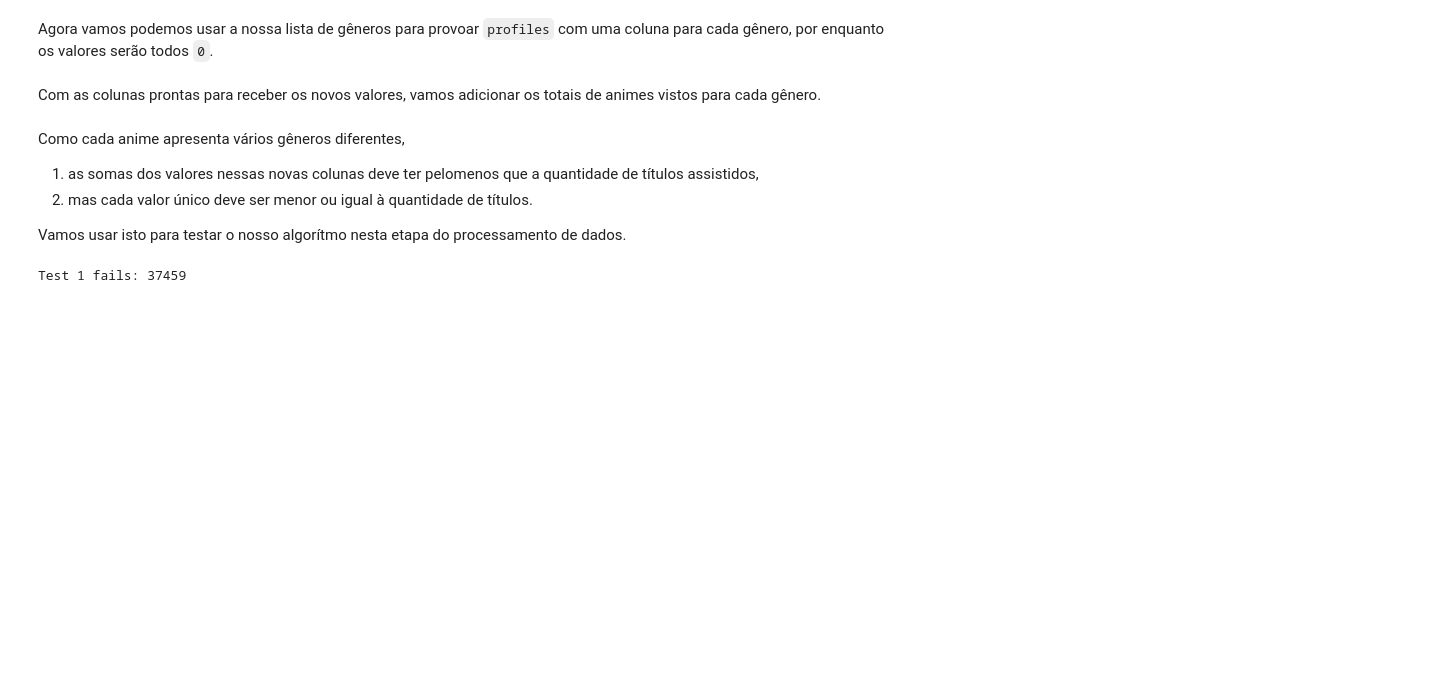
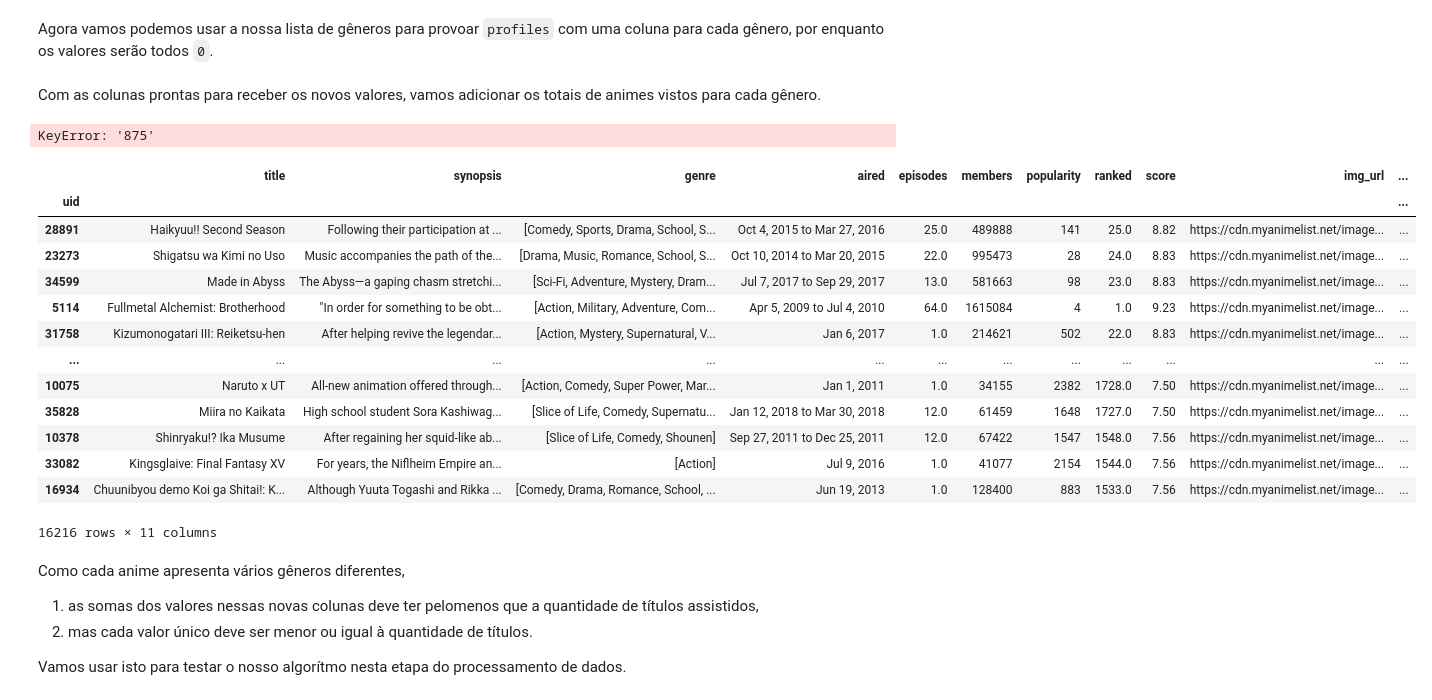
Before and after one commit to VFLins/data_glow_up_anime, a Jupyter notebook: explorer.ipynb, the cells around one changed output. Saved outputs shown, nothing was run; the diff lists cells and outputs as text; code cells hidden in the pictures; blank space fills up the shorter version.

```diff
--- a/explorer.ipynb
+++ b/explorer.ipynb
@@ -155,14 +155,16 @@ Os animes favoritos estão relacionados como "['anime1', 'anime2', ...]", vamos
 
 Por incrível que possa parecer, esta transformação vai ser mais simples do que parece.
 # %%
-def parse_as_list(string):
-    if type(string) == str:
-        if string == "[]":
-            return None
-        line = re.sub(r"(\[|\]|')", "", string)
+def parse_as_list(inp: list | str) -> list:
+    if type(inp) == str:
+        if inp == "[]":
+            return []
+        line = re.sub(r"(\[|\]|')", "", inp)
         return line.split(", ")
+    elif type(inp) == list:
+        return inp
     else:
-        return string
+        raise TypeError("`inp` must be one of `list` or `str`")
 
 profiles["favorites_anime"] = profiles["favorites_anime"].apply(parse_as_list)
 animes["genre"] = animes["genre"].apply(parse_as_list)
@@ -191,7 +193,7 @@ Com as colunas prontas para receber os novos valores, vamos adicionar os totais
 # %%
 dict_of_genres = {str(id): genres for id, genres in zip(animes.index, animes["genre"])}
 
-for user in profiles.index[:4]:
+for user in profiles.index:
     anime_ids = profiles.loc[user, "favorites_anime"]
     genres = [dict_of_genres[str(id)] if id else None for id in anime_ids]
 
@@ -208,6 +210,25 @@ for user in profiles.index[:4]:
     # !!! Running this part multiple times will add the quantities multiple times
     for genre in genre_counts.keys():
         profiles.loc[user, genre] = (profiles.loc[user, genre] + genre_counts[genre])
+# %% [output]
+KeyError: '875'
+# %%
+animes
+# %% [output]
+|  | title | synopsis | genre | aired | episodes | members | popularity | ranked | score | img_url | ... |
+| uid |  |  |  |  |  |  |  |  |  |  | ... |
+| 28891 | Haikyuu!! Second Season | Following their participation at ... | [Comedy, Sports, Drama, School, S... | Oct 4, 2015 to Mar 27, 2016 | 25.0 | 489888 | 141 | 25.0 | 8.82 | https://cdn.myanimelist.net/image... | ... |
+| 23273 | Shigatsu wa Kimi no Uso | Music accompanies the path of the... | [Drama, Music, Romance, School, S... | Oct 10, 2014 to Mar 20, 2015 | 22.0 | 995473 | 28 | 24.0 | 8.83 | https://cdn.myanimelist.net/image... | ... |
+| 34599 | Made in Abyss | The Abyss—a gaping chasm stretchi... | [Sci-Fi, Adventure, Mystery, Dram... | Jul 7, 2017 to Sep 29, 2017 | 13.0 | 581663 | 98 | 23.0 | 8.83 | https://cdn.myanimelist.net/image... | ... |
+| 5114 | Fullmetal Alchemist: Brotherhood | "In order for something to be obt... | [Action, Military, Adventure, Com... | Apr 5, 2009 to Jul 4, 2010 | 64.0 | 1615084 | 4 | 1.0 | 9.23 | https://cdn.myanimelist.net/image... | ... |
+| 31758 | Kizumonogatari III: Reiketsu-hen | After helping revive the legendar... | [Action, Mystery, Supernatural, V... | Jan 6, 2017 | 1.0 | 214621 | 502 | 22.0 | 8.83 | https://cdn.myanimelist.net/image... | ... |
+| ... | ... | ... | ... | ... | ... | ... | ... | ... | ... | ... | ... |
+| 10075 | Naruto x UT | All-new animation offered through... | [Action, Comedy, Super Power, Mar... | Jan 1, 2011 | 1.0 | 34155 | 2382 | 1728.0 | 7.50 | https://cdn.myanimelist.net/image... | ... |
+| 35828 | Miira no Kaikata | High school student Sora Kashiwag... | [Slice of Life, Comedy, Supernatu... | Jan 12, 2018 to Mar 30, 2018 | 12.0 | 61459 | 1648 | 1727.0 | 7.50 | https://cdn.myanimelist.net/image... | ... |
+| 10378 | Shinryaku!? Ika Musume | After regaining her squid-like ab... | [Slice of Life, Comedy, Shounen] | Sep 27, 2011 to Dec 25, 2011 | 12.0 | 67422 | 1547 | 1548.0 | 7.56 | https://cdn.myanimelist.net/image... | ... |
+| 33082 | Kingsglaive: Final Fantasy XV | For years, the Niflheim Empire an... | [Action] | Jul 9, 2016 | 1.0 | 41077 | 2154 | 1544.0 | 7.56 | https://cdn.myanimelist.net/image... | ... |
+| 16934 | Chuunibyou demo Koi ga Shitai!: K... | Although Yuuta Togashi and Rikka ... | [Comedy, Drama, Romance, School, ... | Jun 19, 2013 | 1.0 | 128400 | 883 | 1533.0 | 7.56 | https://cdn.myanimelist.net/image... | ... |
+16216 rows × 11 columns
 # %% [markdown]
 Como cada anime apresenta vários gêneros diferentes,
 
@@ -219,9 +240,8 @@ Vamos usar isto para testar o nosso algorítmo nesta etapa do processamento de d
 profiles["animes_watched"] = profiles["favorites_anime"].apply(lambda x: len(x) if x else 0)
 
 # first test:
-test_1 = np.array(profiles[unique_genres].sum(axis="columns"))
-print("Test 1 fails:", np.sum(test_1 < profiles["animes_watched"]))
+genres_sums = profiles[unique_genres].sum(axis="columns")
+test_1_fails = (genres_sums < profiles["animes_watched"])
+print("Amount of test 1 fails:", np.sum(test_1_fails))
 
 # second test:
-# %% [output]
-Test 1 fails: 37459
```
Also changed, not shown: parts of 3 cells of this notebook.
